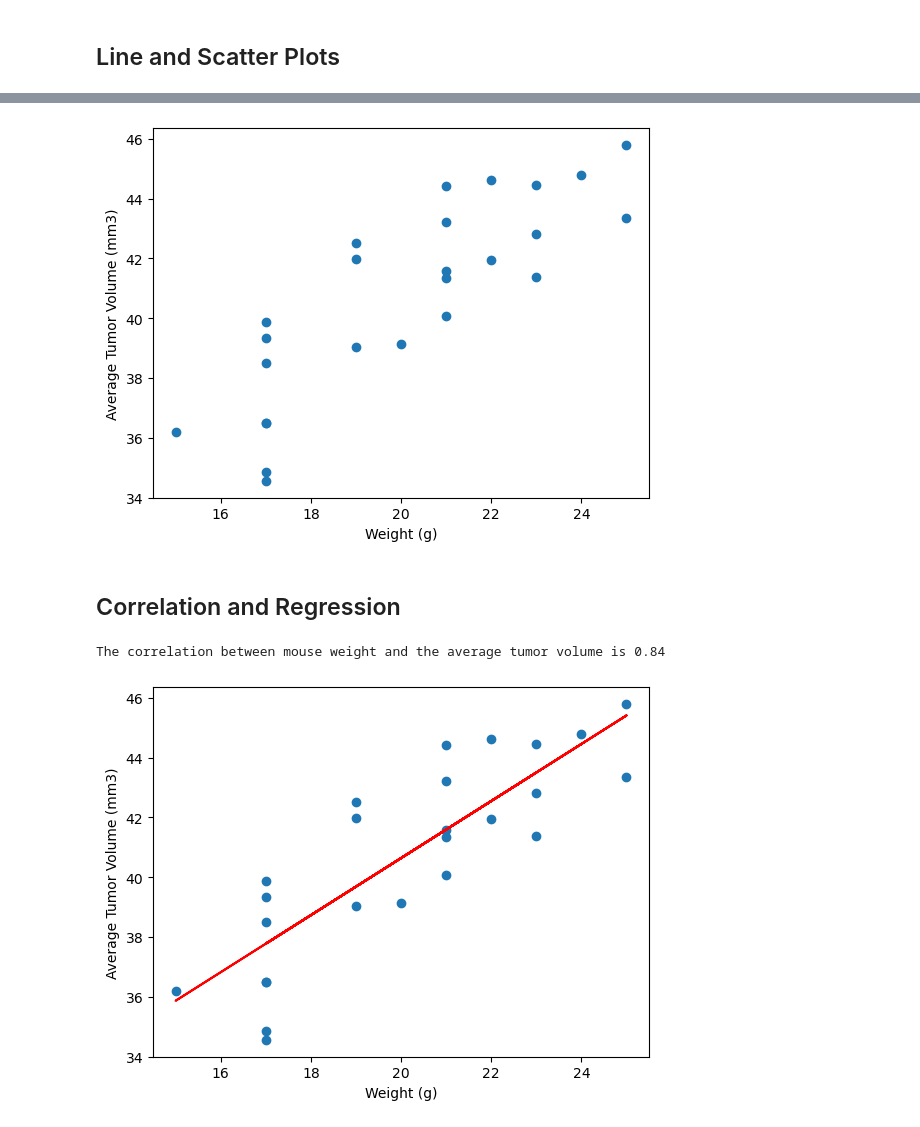
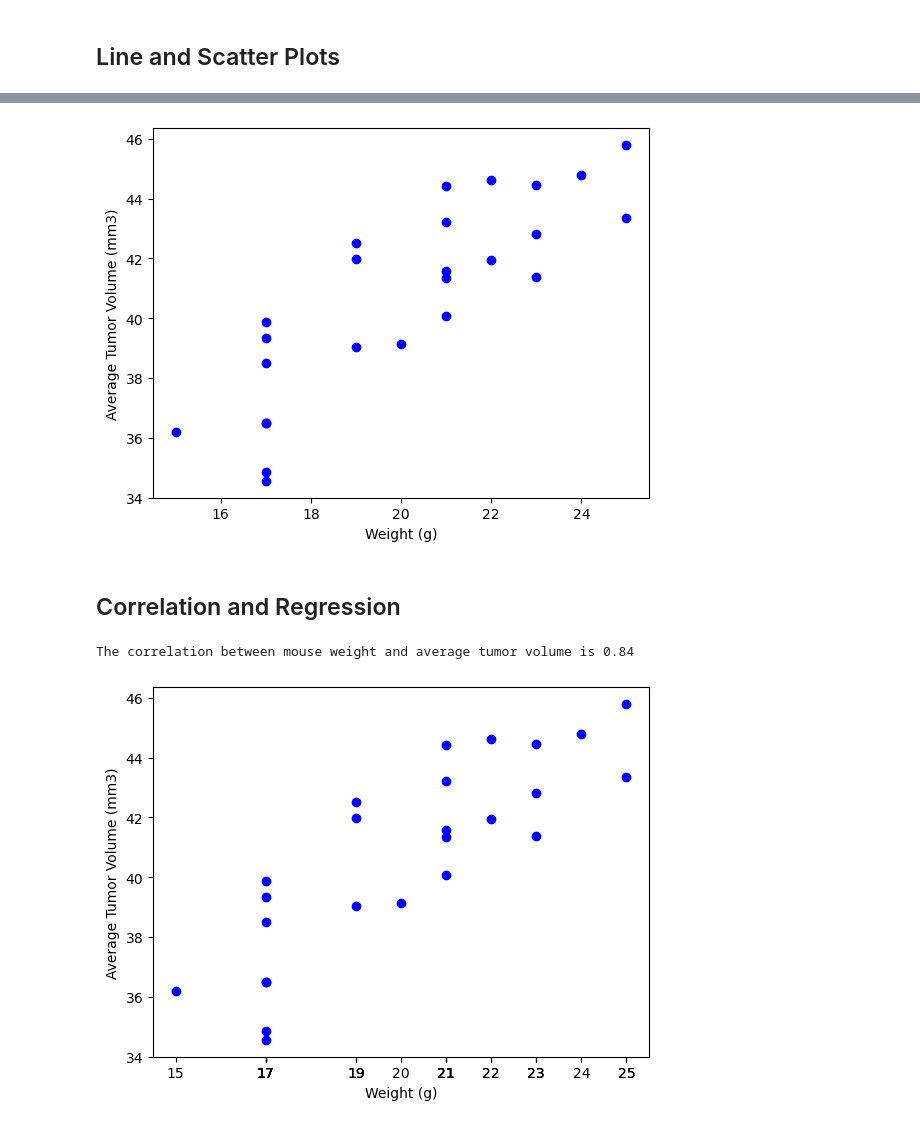
Before and after one commit to JimboLongosCodo/MatplotlibModule5, a Jupyter notebook: main.ipynb, the cells around one changed output, grey strips where cells are left out. Saved outputs shown, nothing was run; the diff lists cells and outputs as text; code cells hidden in the pictures.

```diff
--- a/main.ipynb
+++ b/main.ipynb
@@ -20,7 +20,7 @@ mouse_metadata = pd.read_csv(mouse_metadata_path)
 study_results = pd.read_csv(study_results_path)
 
 # Combine the data into a single DataFrame
-df_combined=pd.merge(study_results,mouse_metadata, how='inner', on='Mouse ID',)
+df_combined=pd.merge(study_results,mouse_metadata, how='inner', on='Mouse ID')
 
 # Display the data table for preview
 df_combined.head()
@@ -174,6 +188,9 @@ Text(0, 0.5, '# of Observed Mouse Timepoints')
 # Capomulin, Ramicane, Infubinol, and Ceftamin
 
 # Start by getting the last (greatest) timepoint for each mouse
-
-
+max_timepoints = df_clean.loc[df_clean.groupby('Mouse ID')['Timepoint'].idxmax()]
+maxresult = max_timepoints[['Mouse ID', 'Tumor Volume (mm3)']]
+maxresult = maxresult.rename(columns={'Tumor Volume (mm3)': 'Final Tumor Size'})
 # Merge this group df with the original DataFrame to get the tumor volume at the last timepoint
+df_combined2=pd.merge(df_clean,maxresult, how='inner', on='Mouse ID')
+df_combined2.head()
@@ -213,12 +271,25 @@ Ceftamin's potential outliers: Series([], Name: Tumor Volume (mm3), dtype: float
 # %%
 # Generate a scatter plot of mouse weight vs. the average observed tumor volume for the entire Capomulin regimen
+capomulin_data2 = df_combined2.loc[df_combined2["Drug Regimen"]=="Capomulin",:].groupby("Mouse ID")[["Weight (g)","Tumor Volume (mm3)"]].mean()
+plt.scatter(capomulin_data2["Weight (g)"],capomulin_data2["Tumor Volume (mm3)"],color="b")
+plt.xlabel("Weight (g)")
+plt.ylabel("Average Tumor Volume (mm3)")
+plt.show()
 # %% [output]
-[figure, old version]
+[figure, new version]
 # %% [markdown]
 ## Correlation and Regression
 # %%
 # Calculate the correlation coefficient and a linear regression model
 # for mouse weight and average observed tumor volume for the entire Capomulin regimen
+correlation=round(st.pearsonr(capomulin_data2['Weight (g)'],capomulin_data2['Tumor Volume (mm3)'])[0],2)
+print(f"The correlation between mouse weight and average tumor volume is {correlation}")
+
+plt.scatter(capomulin_data2["Weight (g)"],capomulin_data2["Tumor Volume (mm3)"],color="b")
+plt.xticks(capomulin_data2["Weight (g)"])
+plt.xlabel("Weight (g)")
+plt.ylabel("Average Tumor Volume (mm3)")
+plt.show()
 # %% [output]
-The correlation between mouse weight and the average tumor volume is 0.84
+The correlation between mouse weight and average tumor volume is 0.84
-[figure, old version]
+[figure, new version]
```
Also changed, not shown: parts of 8 cells of this notebook.
